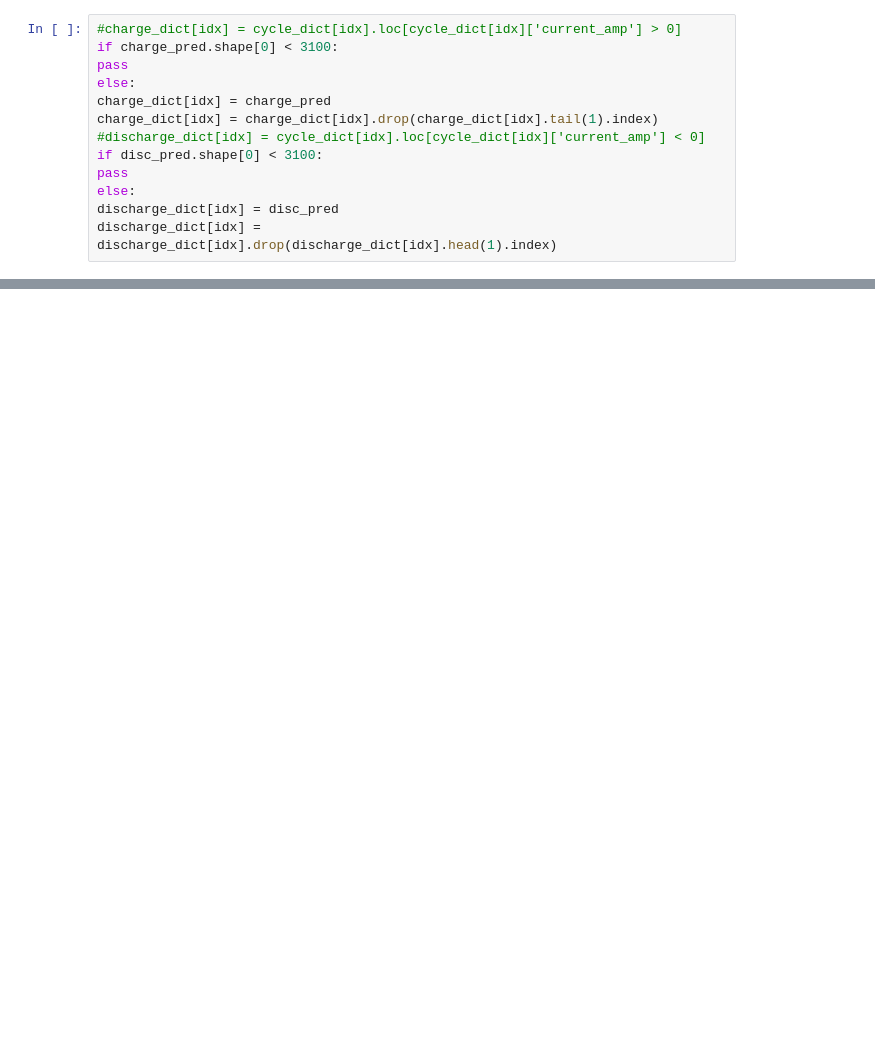
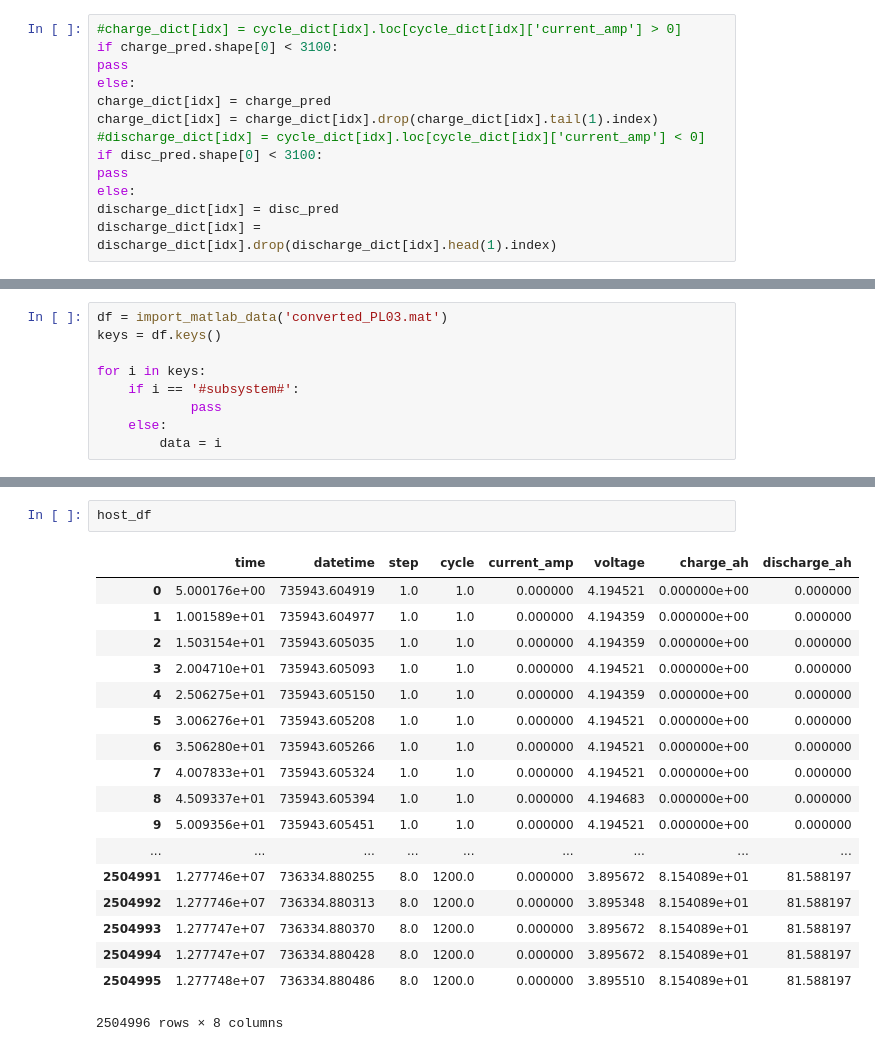
Before and after one commit to vwhu/pulolb, a Jupyter notebook: PULOLB/data_cleaning_notebook.ipynb, the cells around one changed output, grey strips where cells are left out. Cells and saved outputs as stored; diff of their text form; blank space fills up the shorter version.

```diff
--- a/PULOLB/data_cleaning_notebook.ipynb
+++ b/PULOLB/data_cleaning_notebook.ipynb
@@ -315,0 +338,9 @@ for i in range(5, 900, 12):
+# %%
+df = import_matlab_data('converted_PL03.mat')
+keys = df.keys()
+
+for i in keys:
+    if i == '#subsystem#':
+            pass
+    else:
+        data = i
@@ -315,0 +441,21 @@ for i in range(5, 900, 12):
+# %%
+host_df
+# %% [output]
+|  | time | datetime | step | cycle | current_amp | voltage | charge_ah | discharge_ah |
+| 0 | 5.000176e+00 | 735943.604919 | 1.0 | 1.0 | 0.000000 | 4.194521 | 0.000000e+00 | 0.000000 |
+| 1 | 1.001589e+01 | 735943.604977 | 1.0 | 1.0 | 0.000000 | 4.194359 | 0.000000e+00 | 0.000000 |
+| 2 | 1.503154e+01 | 735943.605035 | 1.0 | 1.0 | 0.000000 | 4.194359 | 0.000000e+00 | 0.000000 |
+| 3 | 2.004710e+01 | 735943.605093 | 1.0 | 1.0 | 0.000000 | 4.194521 | 0.000000e+00 | 0.000000 |
+| 4 | 2.506275e+01 | 735943.605150 | 1.0 | 1.0 | 0.000000 | 4.194359 | 0.000000e+00 | 0.000000 |
+| 5 | 3.006276e+01 | 735943.605208 | 1.0 | 1.0 | 0.000000 | 4.194521 | 0.000000e+00 | 0.000000 |
+| 6 | 3.506280e+01 | 735943.605266 | 1.0 | 1.0 | 0.000000 | 4.194521 | 0.000000e+00 | 0.000000 |
+| 7 | 4.007833e+01 | 735943.605324 | 1.0 | 1.0 | 0.000000 | 4.194521 | 0.000000e+00 | 0.000000 |
+| 8 | 4.509337e+01 | 735943.605394 | 1.0 | 1.0 | 0.000000 | 4.194683 | 0.000000e+00 | 0.000000 |
+| 9 | 5.009356e+01 | 735943.605451 | 1.0 | 1.0 | 0.000000 | 4.194521 | 0.000000e+00 | 0.000000 |
+| ... | ... | ... | ... | ... | ... | ... | ... | ... |
+| 2504991 | 1.277746e+07 | 736334.880255 | 8.0 | 1200.0 | 0.000000 | 3.895672 | 8.154089e+01 | 81.588197 |
+| 2504992 | 1.277746e+07 | 736334.880313 | 8.0 | 1200.0 | 0.000000 | 3.895348 | 8.154089e+01 | 81.588197 |
+| 2504993 | 1.277747e+07 | 736334.880370 | 8.0 | 1200.0 | 0.000000 | 3.895672 | 8.154089e+01 | 81.588197 |
+| 2504994 | 1.277747e+07 | 736334.880428 | 8.0 | 1200.0 | 0.000000 | 3.895672 | 8.154089e+01 | 81.588197 |
+| 2504995 | 1.277748e+07 | 736334.880486 | 8.0 | 1200.0 | 0.000000 | 3.895510 | 8.154089e+01 | 81.588197 |
+2504996 rows × 8 columns
```
Also changed, not shown: parts of 12 cells of this notebook.
